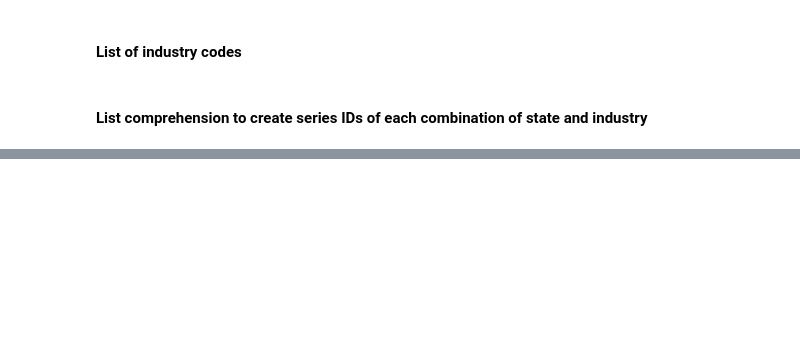
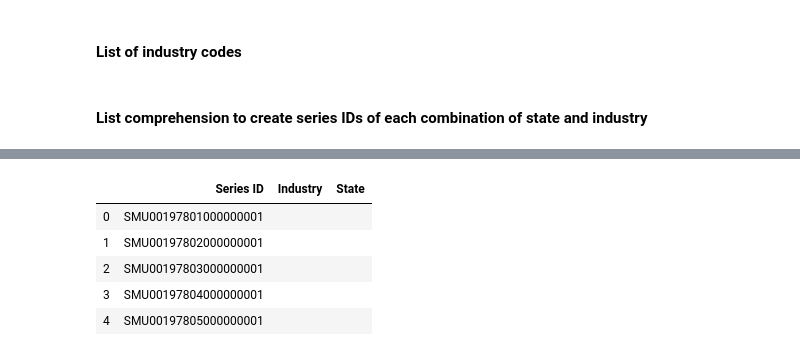
Before and after one commit to carlykelly/Covid-19-Project, a Jupyter notebook: Clemi_BLS_Industry_Predictive_Model.ipynb, the cells around one changed output, grey strips where cells are left out. Cells and saved outputs as stored; diff of their text form; code cells hidden in the pictures; blank space fills up the shorter version.

```diff
--- a/Clemi_BLS_Industry_Predictive_Model.ipynb
+++ b/Clemi_BLS_Industry_Predictive_Model.ipynb
@@ -35,6 +36,7 @@ source:https://download.bls.gov/pub/time.series/sm/sm.industry
 #### Creating a list to match the list of state codes on the Bureau of labor statistics website
 # %%
 single_digits=np.arange(0, 10, 1).tolist()
+single_digits.remove(3)
 single_digits.remove(7)
 print(single_digits)
 
@@ -149,0 +137,9 @@ clean_df
+# %%
+label_df.head(5)
+# %% [output]
+|  | Series ID | Industry | State |
+| 0 | SMU00197801000000001 |  |  |
+| 1 | SMU00197802000000001 |  |  |
+| 2 | SMU00197803000000001 |  |  |
+| 3 | SMU00197804000000001 |  |  |
+| 4 | SMU00197805000000001 |  |  |
```
Also changed, not shown: parts of 20 cells of this notebook.
